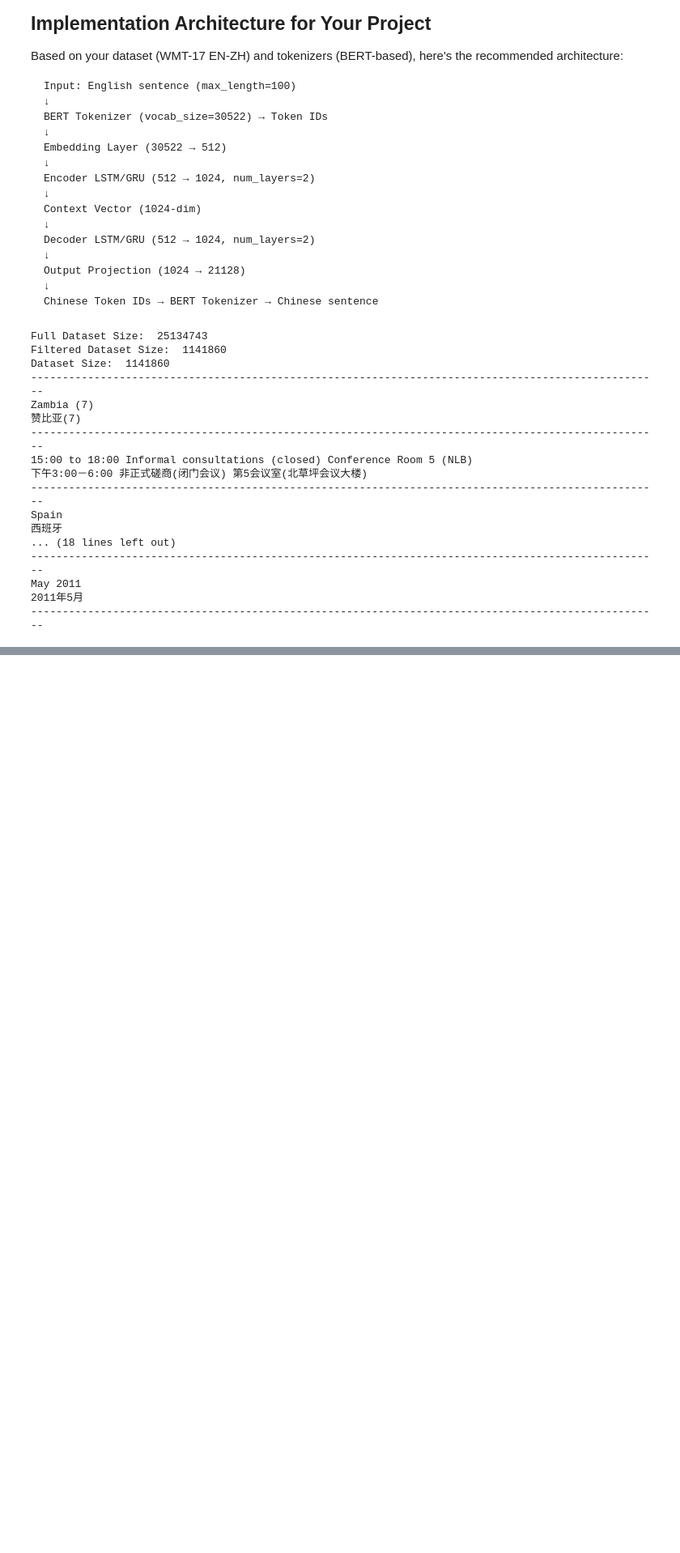
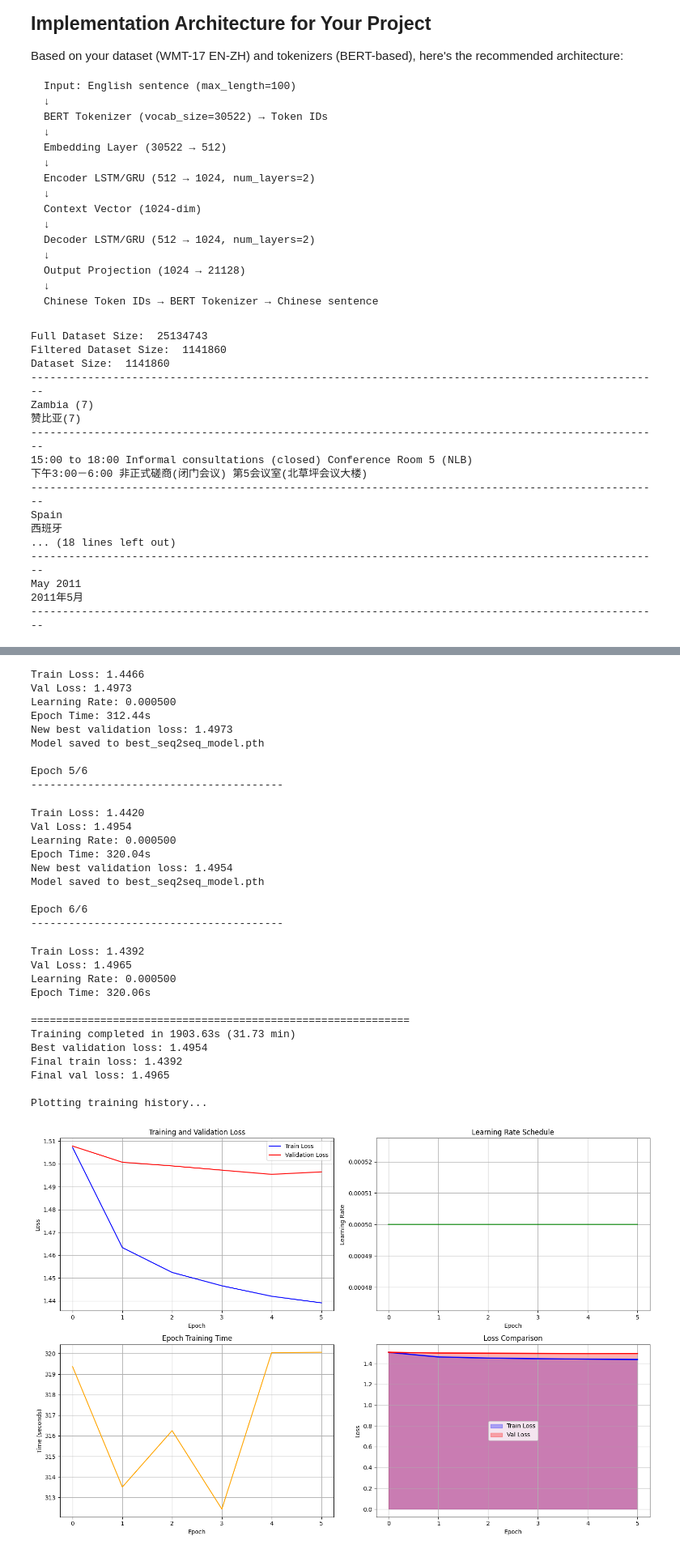
Before and after one commit to archeryue/AI-ZeroToOne, a Jupyter notebook: Season-2/S02E07.ipynb, the cells around one changed output, grey strips where cells are left out. Shown at 81% size. Cells and saved outputs as stored; diff of their text form; code cells hidden in the pictures; blank space fills up the shorter version.

Commit message:
ADD: train the seq2seq with 4090

```diff
--- a/Season-2/S02E07.ipynb
+++ b/Season-2/S02E07.ipynb
@@ -963,13 +930,13 @@ trainer = Trainer(
     train_dataloader=train_dataloader,
     val_dataloader=val_dataloader,
     device=device,
-    learning_rate=1e-3,
+    learning_rate=0.0005,
     weight_decay=1e-5
 )
 
 # Start training for 10 epochs
 print("Starting training...")
-history = trainer.train(num_epochs=10, save_path="best_seq2seq_model.pth")
+history = trainer.train(num_epochs=6, save_path="best_seq2seq_model.pth")
 
 # Plot training history
 print("\nPlotting training history...")
@@ -988,0 +982,31 @@ KeyboardInterrupt:
+Train Loss: 1.4466
+Val Loss: 1.4973
+Learning Rate: 0.000500
+Epoch Time: 312.44s
+New best validation loss: 1.4973
+Model saved to best_seq2seq_model.pth
+
+Epoch 5/6
+----------------------------------------
+Train Loss: 1.4420
+Val Loss: 1.4954
+Learning Rate: 0.000500
+Epoch Time: 320.04s
+New best validation loss: 1.4954
+Model saved to best_seq2seq_model.pth
+
+Epoch 6/6
+----------------------------------------
+Train Loss: 1.4392
+Val Loss: 1.4965
+Learning Rate: 0.000500
+Epoch Time: 320.06s
+
+============================================================
+Training completed in 1903.63s (31.73 min)
+Best validation loss: 1.4954
+Final train loss: 1.4392
+Final val loss: 1.4965
+
+Plotting training history...
+[figure, added]
```
Also changed, not shown: parts of 7 cells of this notebook.
